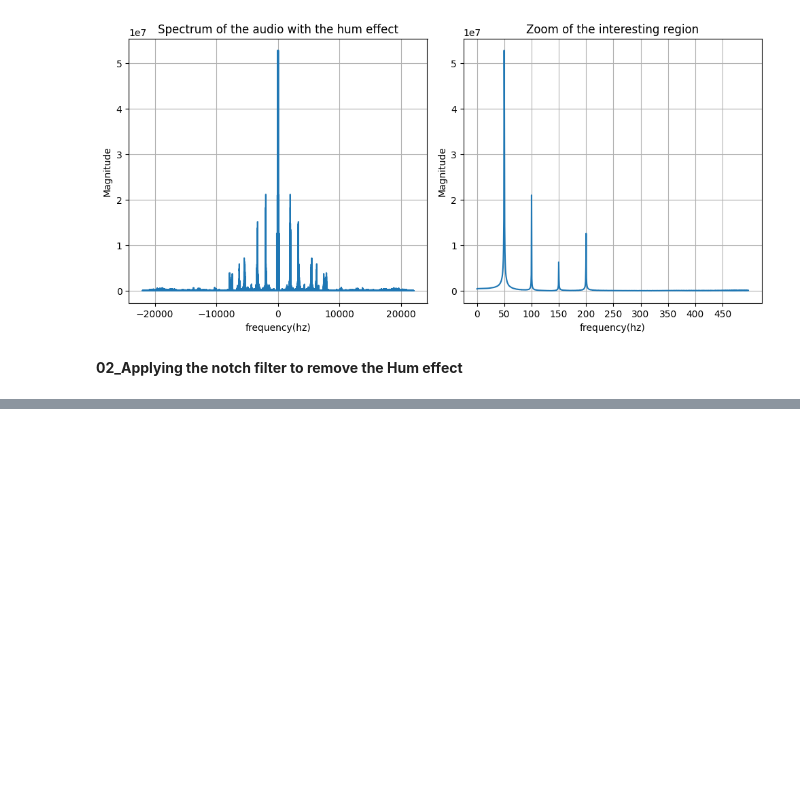
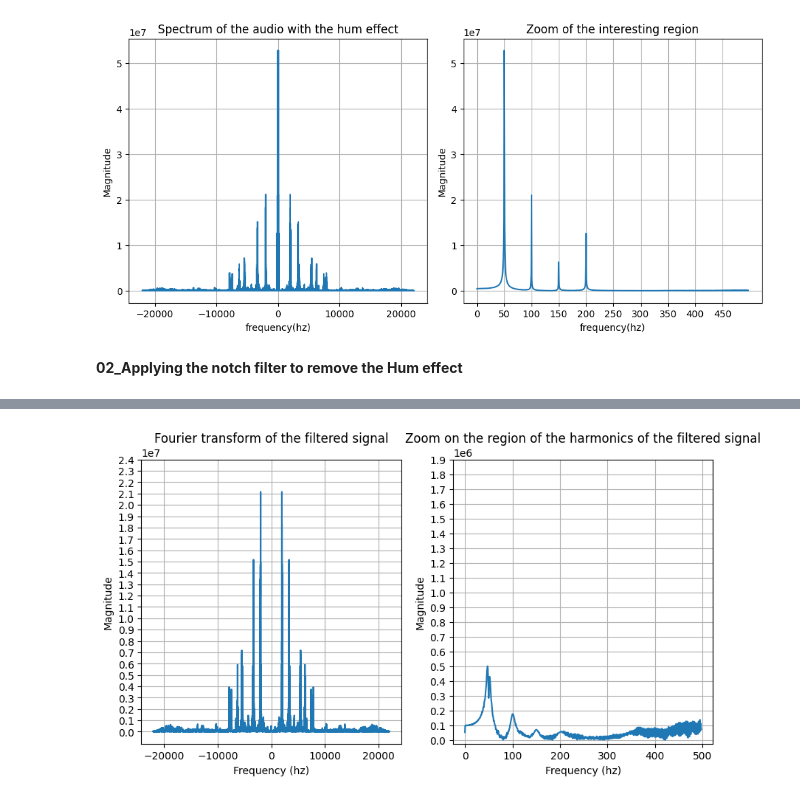
Before and after one commit to ZoubirCHATTI/03_Fourier_analysis, a Jupyter notebook: 02_Audio_Hum_Removal/notebooks/02_Hum_Effect_Removal.ipynb, the cells around one changed output, grey strips where cells are left out. Saved outputs shown, nothing was run; the diff lists cells and outputs as text; code cells hidden in the pictures; blank space fills up the shorter version.

```diff
--- a/02_Audio_Hum_Removal/notebooks/02_Hum_Effect_Removal.ipynb
+++ b/02_Audio_Hum_Removal/notebooks/02_Hum_Effect_Removal.ipynb
@@ -94,0 +101,21 @@ plt.grid(True)
+# %%
+b , a=iirnotch(50, Q, fs)
+s_filtered=filtfilt(b, a, s_filtered)
+#Plot of the Fourier transform of the filtered signal
+plt.figure(figsize=(10 , 5))
+plt.subplot(1 , 2 , 1)
+plt.plot(freq, np.abs( np.fft.fft(s_filtered)))
+plt.xlabel('Frequency (hz)')
+plt.ylabel('Magnitude')
+plt.yticks(np.arange(0, 2.5e7, 0.1e7))
+plt.title('Fourier transform of the filtered signal')
+plt.grid(True)
+plt.subplot(1 , 2 , 2)
+plt.plot(freq[0:1000],np.abs( np.fft.fft(s_filtered)[0:1000]))
+plt.xlabel('Frequency (hz)')
+plt.ylabel('Magnitude')
+plt.yticks(np.arange(0, 2e6, 0.1e6))
+plt.title('Zoom on the region of the harmonics of the filtered signal')
+plt.grid(True)
+# %% [output]
+[figure, added]
```
Also changed, not shown: parts of 5 cells of this notebook.
